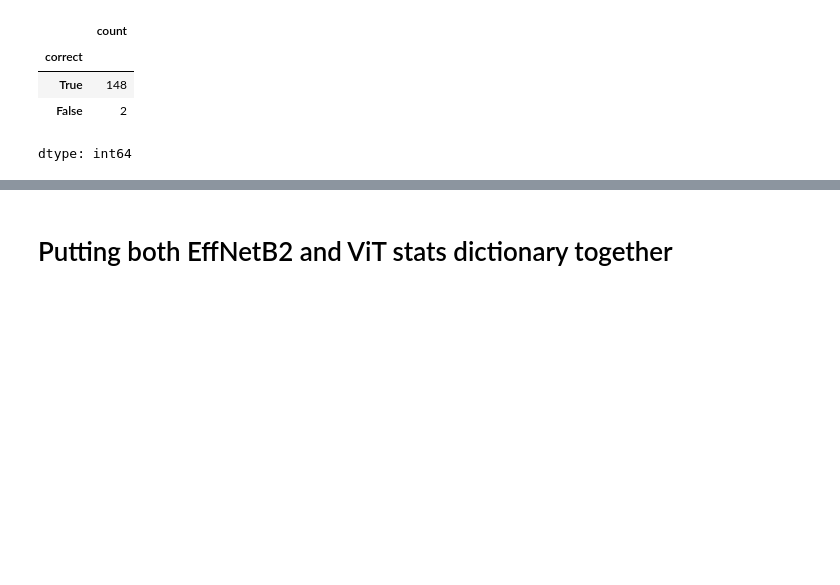
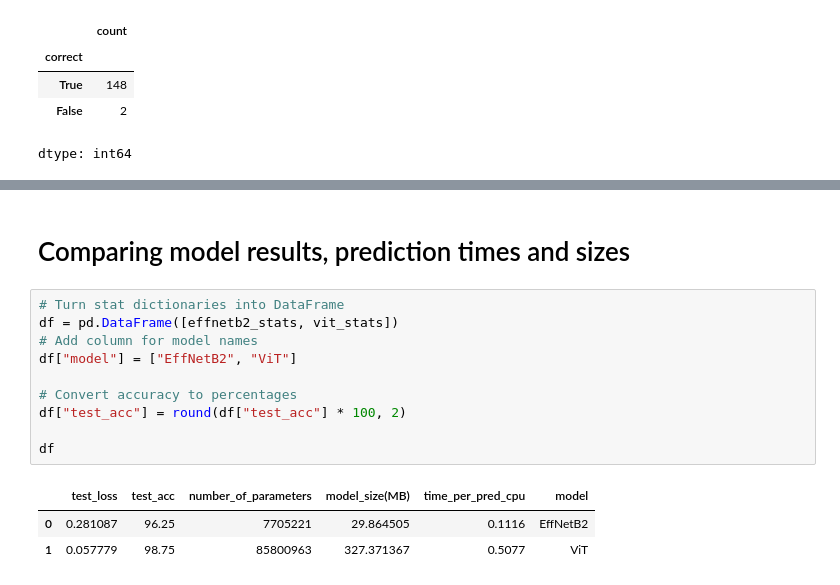
Before and after one commit to shivabasnet85/learning-pytorch-journey, a Jupyter notebook: 09_pytorch_model_deployment.ipynb, the cells around one changed output, grey strips where cells are left out. Drawn from its saved outputs; the diff is of its cells as text; blank space fills up the shorter version.

```diff
--- a/09_pytorch_model_deployment.ipynb
+++ b/09_pytorch_model_deployment.ipynb
@@ -742,2 +727,16 @@ vit_stats
-# %% [markdown]
-# Putting both EffNetB2 and ViT stats dictionary together
+# %% [markdown]
+# Comparing model results, prediction times and sizes
+# %%
+# Turn stat dictionaries into DataFrame
+df = pd.DataFrame([effnetb2_stats, vit_stats])
+# Add column for model names
+df["model"] = ["EffNetB2", "ViT"]
+
+# Convert accuracy to percentages
+df["test_acc"] = round(df["test_acc"] * 100, 2)
+
+df
+# %% [output]
+|  | test_loss | test_acc | number_of_parameters | model_size(MB) | time_per_pred_cpu | model |
+| 0 | 0.281087 | 96.25 | 7705221 | 29.864505 | 0.1116 | EffNetB2 |
+| 1 | 0.057779 | 98.75 | 85800963 | 327.371367 | 0.5077 | ViT |
```
Also changed, not shown: parts of 18 cells of this notebook.
